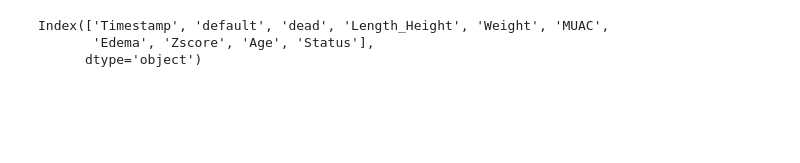
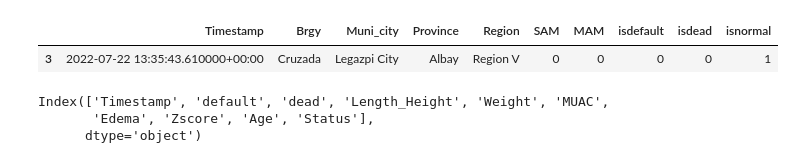
Before and after one commit to Lester105/Hackathon-NNC-, a Jupyter notebook: dashboard/notebook.ipynb, the cells around one changed output. Drawn from its saved outputs; the diff is of its cells as text; code cells hidden in the pictures; blank space fills up the shorter version.

```diff
--- a/dashboard/notebook.ipynb
+++ b/dashboard/notebook.ipynb
@@ -440,31 +424,45 @@ Dash is running on http://127.0.0.1:8080/
 # %%
 mode = 'SAM'
+datemode = 'Daily'
+locamode = "Cruzada"
+
 if mode == "SAM":
     data_mode = "SAM"
     bary_label = "SAM cases"
 elif mode == "MAM":
-    data_mode = "SAM"
+    data_mode = "MAM"
     bary_label = "MAM cases"
 elif mode == "Defaults":
     data_mode = "isdefault"
     bary_label = "Defaulted cases"
 elif mode == "Deaths":
     data_mode = "isdead"
     bary_label = "Deaths"
 
-date_mode = "Daily"
-if date_mode == "Daily":
+if datemode == "Daily":
     bar_freq = "D"
-elif date_mode == "Weekly":
+elif datemode == "Weekly":
     bar_freq = "W"
 
+if locamode == "EM's Barrio":
+    brgyloc = "EM's Barrio"
+elif locamode == "Cruzada":
+    brgyloc = "Cruzada"
+elif locamode == "Ilawod":
+    brgyloc = "Ilawod"
+
 df1_grouped = df1.groupby([pd.Grouper(key='Timestamp', freq=bar_freq), 'Brgy', 'Muni_city', 'Province','Region'])[['SAM','MAM','isdefault','isdead','isnormal']].sum().reset_index().sort_values('Timestamp')
+df1_grouped = df1.loc[df1["Brgy"] == brgyloc][['Timestamp','Brgy','Muni_city','Province','Region','SAM','MAM','isdefault','isdead','isnormal']].sort_values('Timestamp', ascending=False)
 
 fig = px.bar(df1_grouped, x="Timestamp", y=data_mode, labels={
                      "Timestamp": "Date",
                      data_mode: bary_label,
                  })
 fig.show()
+df1_grouped
+# %% [output]
+|  | Timestamp | Brgy | Muni_city | Province | Region | SAM | MAM | isdefault | isdead | isnormal |
+| 3 | 2022-07-22 13:35:43.610000+00:00 | Cruzada | Legazpi City | Albay | Region V | 0 | 0 | 0 | 0 | 1 |
 # %%
 # Get all records of child with user_id of a1 for example
 user = "rqIFv4aa"
```
Also changed, not shown: parts of 6 cells of this notebook.
